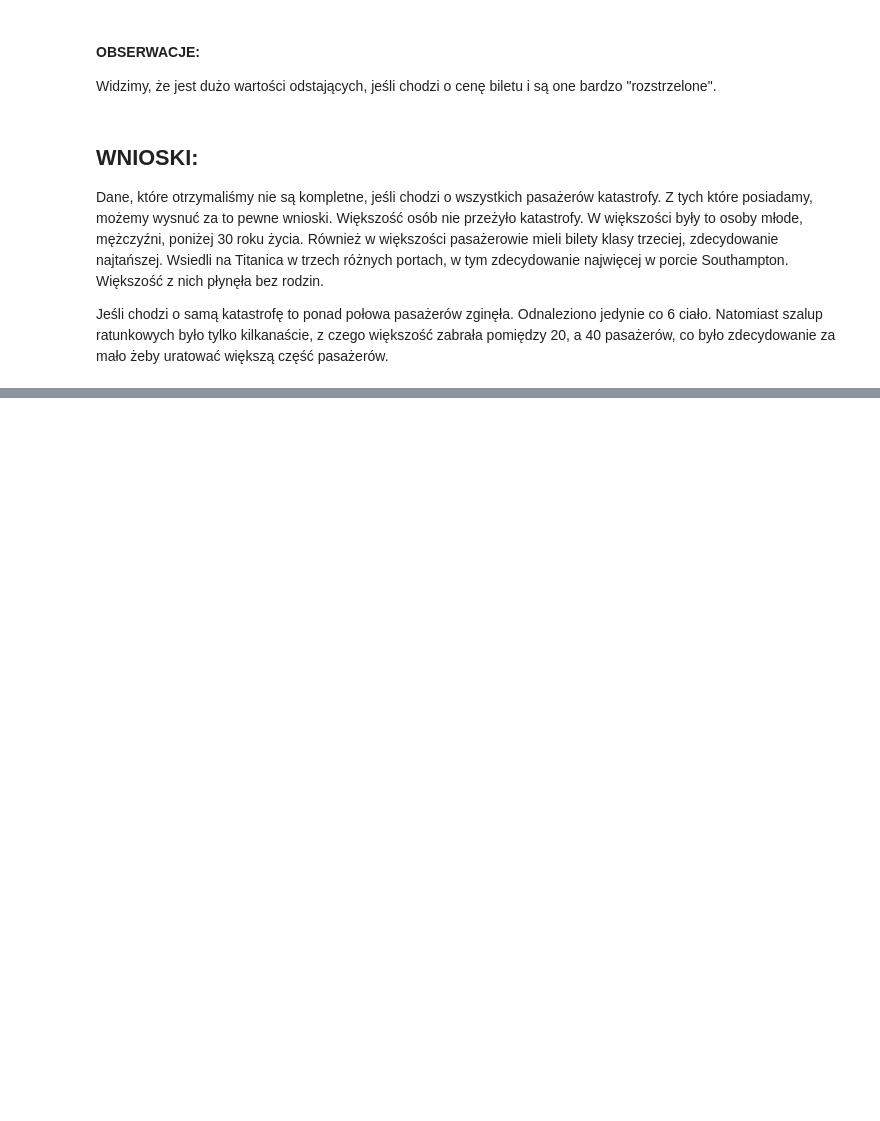
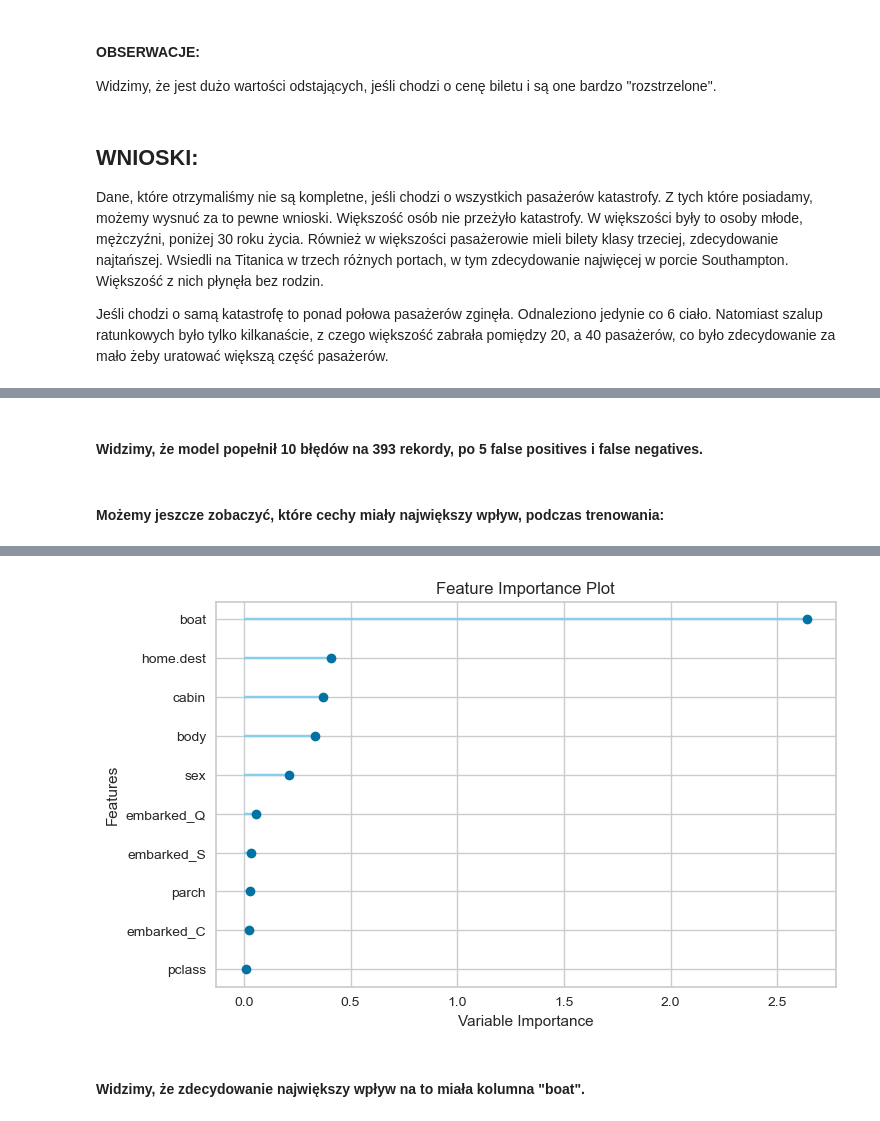
Before and after one commit to pimazur/ds_ai_portfolio, a Jupyter notebook: titanic/notebook/titanic.ipynb, the cells around one changed output, grey strips where cells are left out. Saved outputs shown, nothing was run; the diff lists cells and outputs as text; code cells hidden in the pictures; blank space fills up the shorter version.

```diff
--- a/titanic/notebook/titanic.ipynb
+++ b/titanic/notebook/titanic.ipynb
@@ -414,0 +472,7 @@ Jeśli chodzi o samą katastrofę to ponad połowa pasażerów zginęła. Odnale
+# %% [markdown]
+#### Widzimy, że model popełnił 10 błędów na 393 rekordy, po 5 false positives i false negatives.
+# %% [markdown]
+#### Możemy jeszcze zobaczyć, które cechy miały największy wpływ, podczas trenowania:
+# %%
+plot_model(best_model, plot='feature')
+# %% [output]
@@ -414,0 +480,3 @@ Jeśli chodzi o samą katastrofę to ponad połowa pasażerów zginęła. Odnale
+[figure, added]
+# %% [markdown]
+#### Widzimy, że zdecydowanie największy wpływ na to miała kolumna "boat".
```
Also changed, not shown: parts of 19 cells of this notebook, 9 other files.
